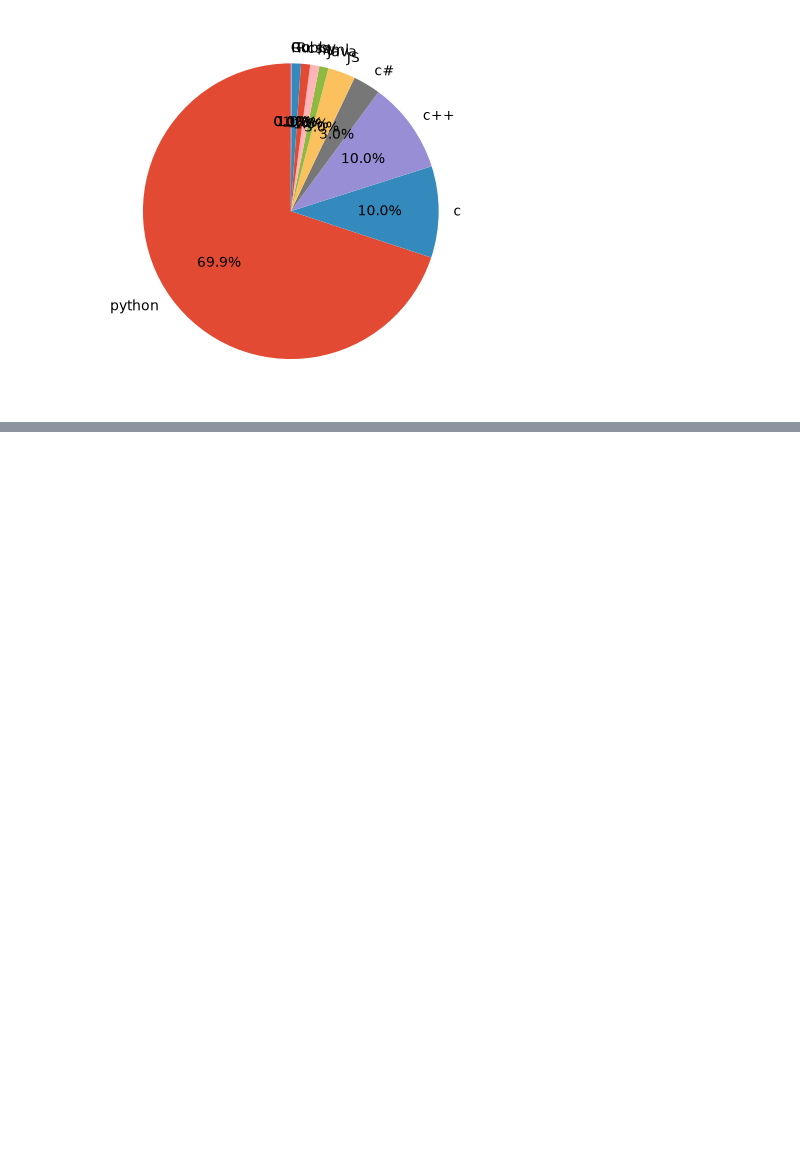
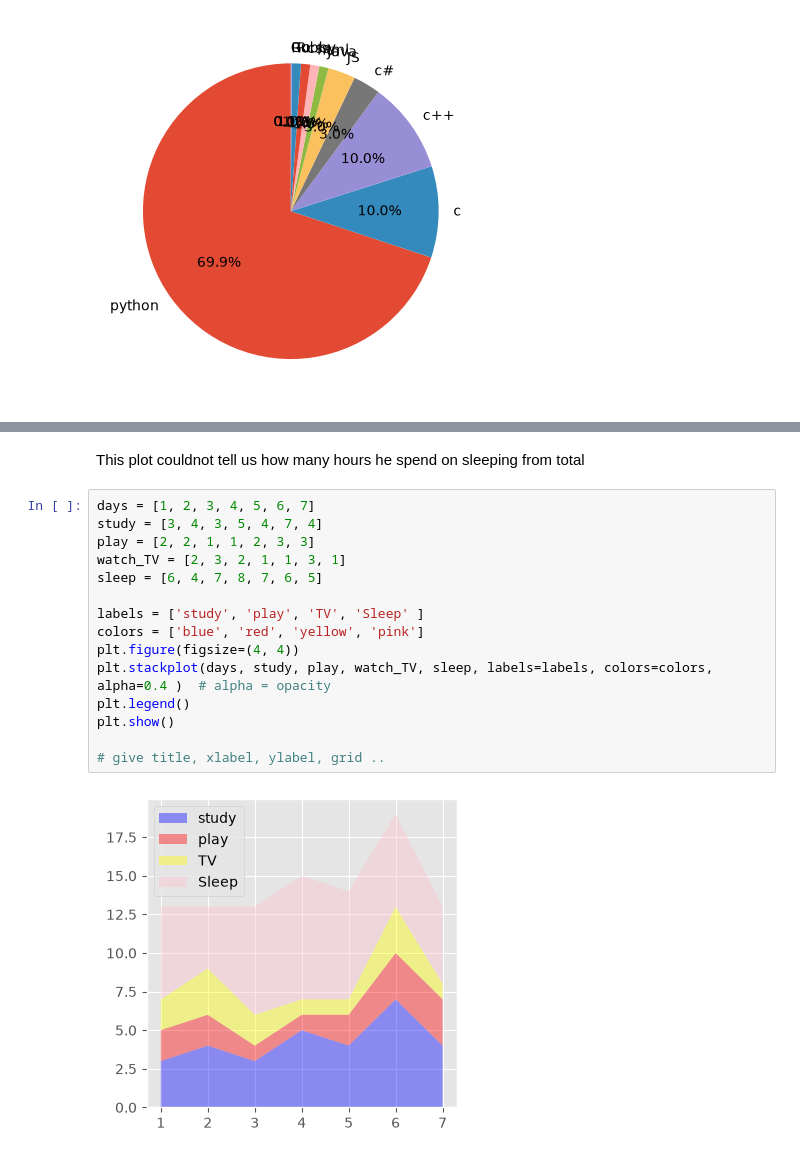
Before and after one commit to Saadkhan-777/Matplotlib-Seaborn-Practice-, a Jupyter notebook: matplotlib_&_seaborn.ipynb, the cells around one changed output, grey strips where cells are left out. Drawn from its saved outputs; the diff is of its cells as text; blank space fills up the shorter version.

```diff
--- a/matplotlib_&_seaborn.ipynb
+++ b/matplotlib_&_seaborn.ipynb
@@ -304,0 +319,19 @@ plt.show()
+# %% [markdown]
+This plot couldnot tell us how many hours he spend on sleeping from total
+# %%
+days = [1, 2, 3, 4, 5, 6, 7]
+study = [3, 4, 3, 5, 4, 7, 4]
+play = [2, 2, 1, 1, 2, 3, 3]
+watch_TV = [2, 3, 2, 1, 1, 3, 1]
+sleep = [6, 4, 7, 8, 7, 6, 5]
+
+labels = ['study', 'play', 'TV', 'Sleep' ]
+colors = ['blue', 'red', 'yellow', 'pink']
+plt.figure(figsize=(4, 4))
+plt.stackplot(days, study, play, watch_TV, sleep, labels=labels, colors=colors, alpha=0.4 )  # alpha = opacity
+plt.legend()
+plt.show()
+
+# give title, xlabel, ylabel, grid ..
+# %% [output]
+[figure, added]
```
Also changed, not shown: parts of 20 cells of this notebook.
